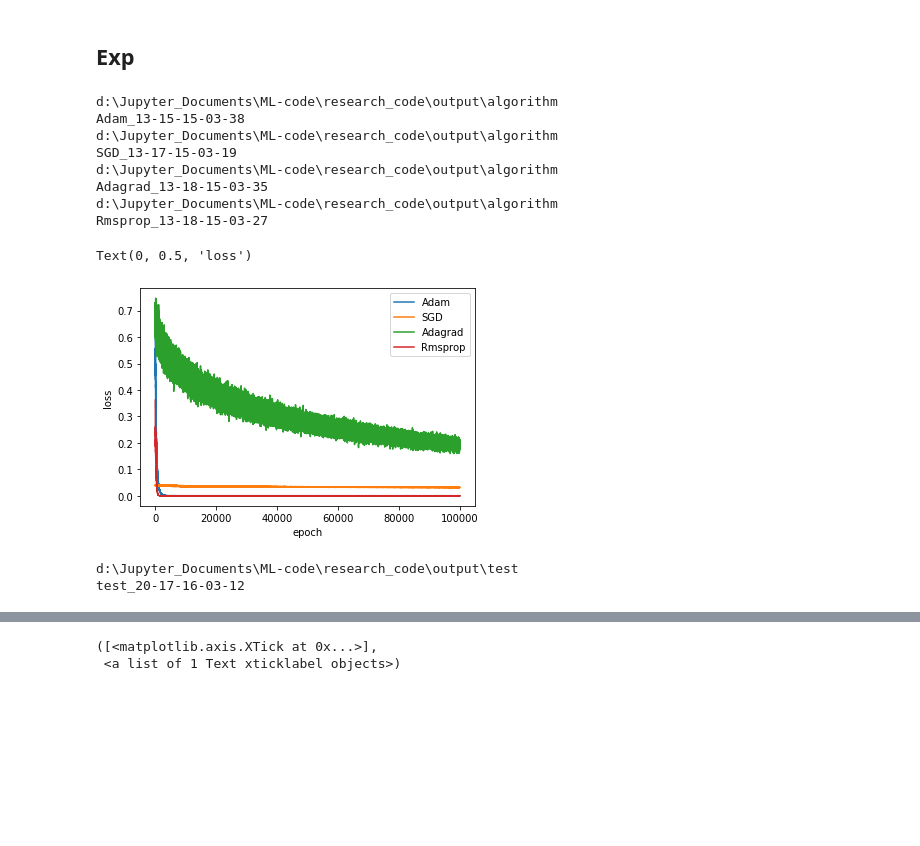
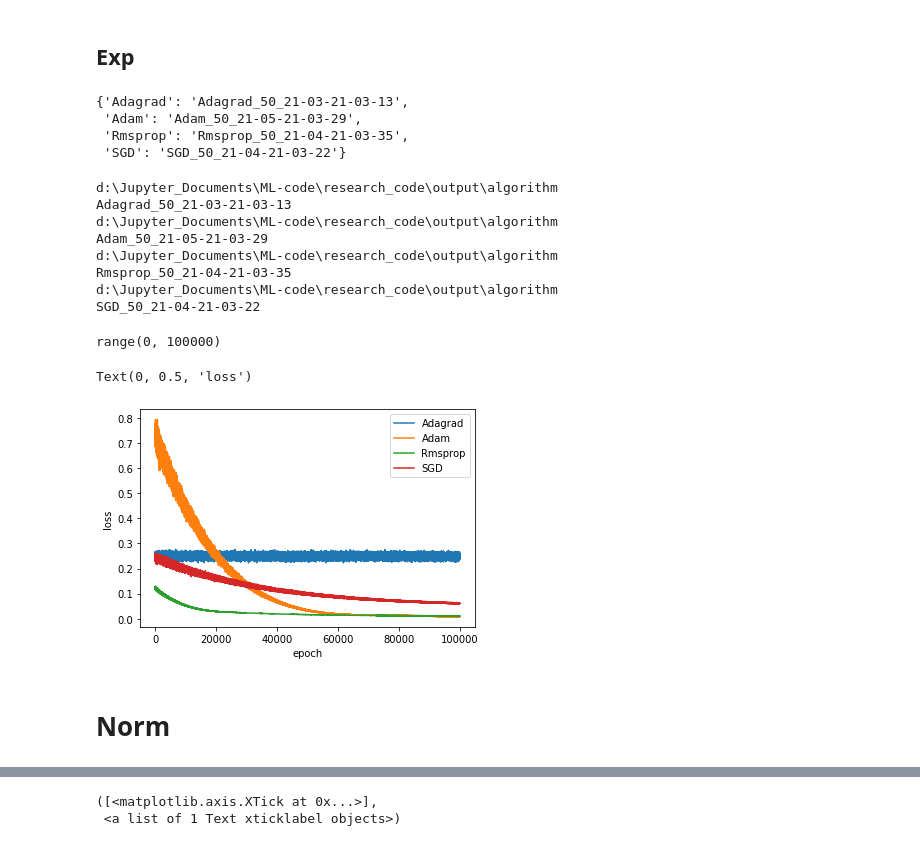
Before and after one commit to wtding1998/RNN_nCov, a Jupyter notebook: disease_analysis copy.ipynb, the cells around one changed output, grey strips where cells are left out. Saved outputs shown, nothing was run; the diff lists cells and outputs as text; code cells hidden in the pictures; blank space fills up the shorter version.

Commit message:
add result analysis

```diff
--- a/disease_analysis copy.ipynb
+++ b/disease_analysis copy.ipynb
@@ -53,32 +53,40 @@ SGD_13-17-15-03-19       0.033673    0.031959     0        1
 ## Exp
 # %%
 exps_dir = {}
-# %%
-exps_dir['Adam'] = 'Adam_13-15-15-03-38'
-exps_dir['SGD'] = 'SGD_13-17-15-03-19'
-exps_dir['Adagrad'] = 'Adagrad_13-18-15-03-35'
-exps_dir['Rmsprop'] = 'Rmsprop_13-18-15-03-27'
+# %%
+algorithms = os.listdir(folder)
+for algorithm in algorithms:
+    exps_dir[algorithm.split('_')[0]] = algorithm
+exps_dir
+# %% [output]
+{'Adagrad': 'Adagrad_50_21-03-21-03-13',
+ 'Adam': 'Adam_50_21-05-21-03-29',
+ 'Rmsprop': 'Rmsprop_50_21-04-21-03-35',
+ 'SGD': 'SGD_50_21-04-21-03-22'}
 # %%
 for k, v in exps_dir.items():
     exp = result.Exp(v, folder)
     exps_dir[k] = exp.train_loss()
 # %% [output]
 d:\Jupyter_Documents\ML-code\research_code\output\algorithm
-Adam_13-15-15-03-38
+Adagrad_50_21-03-21-03-13
 d:\Jupyter_Documents\ML-code\research_code\output\algorithm
-SGD_13-17-15-03-19
+Adam_50_21-05-21-03-29
 d:\Jupyter_Documents\ML-code\research_code\output\algorithm
-Adagrad_13-18-15-03-35
+Rmsprop_50_21-04-21-03-35
 d:\Jupyter_Documents\ML-code\research_code\output\algorithm
-Rmsprop_13-18-15-03-27
+SGD_50_21-04-21-03-22
 # %%
-x = range(len(exps_dir['SGD']))
+x = range(len(exps_dir['Adagrad']))
+x
+# %% [output]
+range(0, 100000)
 # %%
 for exp_name, loss in exps_dir.items():
-    plt.plot(x, loss, label=exp_name)
+    plt.plot(x, loss[0:100000], label=exp_name)
 plt.legend()
 plt.xlabel('epoch')
 plt.ylabel('loss')
 # %% [output]
 Text(0, 0.5, 'loss')
-[figure, old version]
+[figure, new version]
@@ -87,5 +92,0 @@ exp_name = 'test_20-17-16-03-12'
-# %%
-exp = result.Exp(exp_name, folder)
-# %% [output]
-d:\Jupyter_Documents\ML-code\research_code\output\test
-test_20-17-16-03-12
@@ -93,0 +93,2 @@ exps_dir['stnn'] = os.path.join(folder, exp_name)
+# %% [markdown]
+# Norm
```
Also changed, not shown: parts of 13 cells of this notebook, 1 other file.
